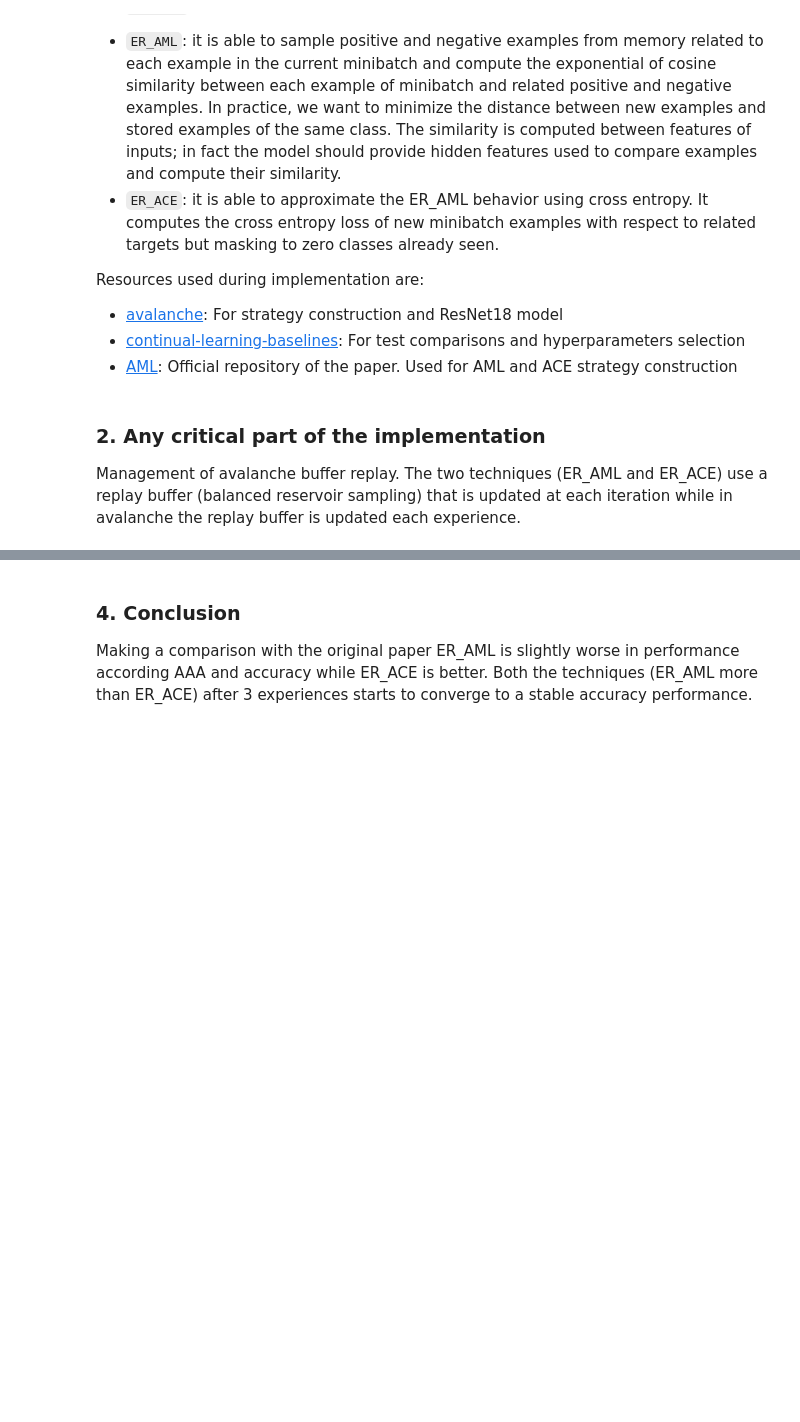
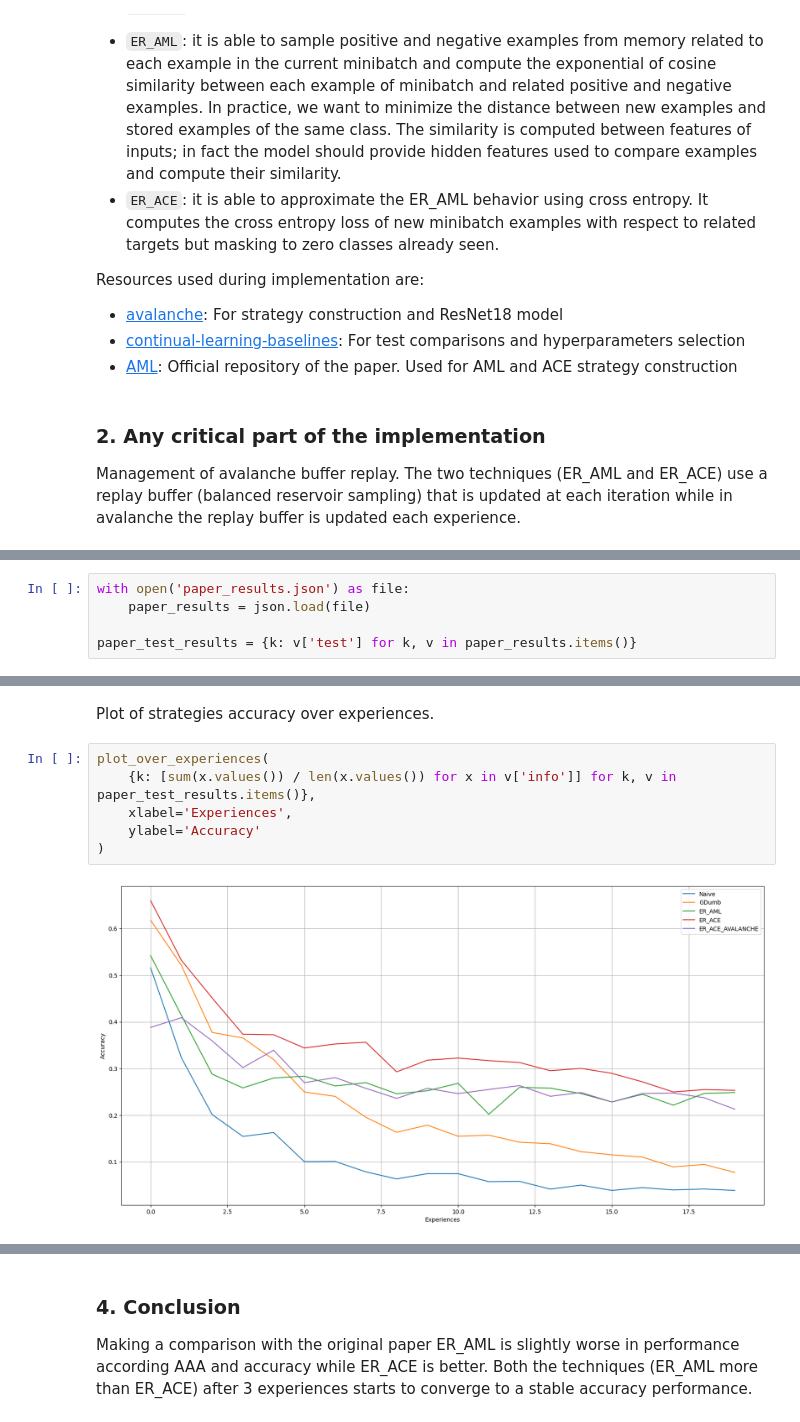
Before and after one commit to GeremiaPompei/asymmetric_er, a Jupyter notebook: results_analysis.ipynb, the cells around one changed output, grey strips where cells are left out. Cells and saved outputs as stored; diff of their text form; blank space fills up the shorter version.

```diff
--- a/results_analysis.ipynb
+++ b/results_analysis.ipynb
@@ -95,0 +47,5 @@ def plot_forgetting(x):
+# %%
+with open('paper_results.json') as file:
+    paper_results = json.load(file)
+
+paper_test_results = {k: v['test'] for k, v in paper_results.items()}
@@ -95,0 +70,10 @@ def plot_forgetting(x):
+# %% [markdown]
+Plot of strategies accuracy over experiences.
+# %%
+plot_over_experiences(
+    {k: [sum(x.values()) / len(x.values()) for x in v['info']] for k, v in paper_test_results.items()},
+    xlabel='Experiences',
+    ylabel='Accuracy'
+)
+# %% [output]
+[figure, added]
```
Also changed, not shown: parts of 38 cells of this notebook, 4 other files.
